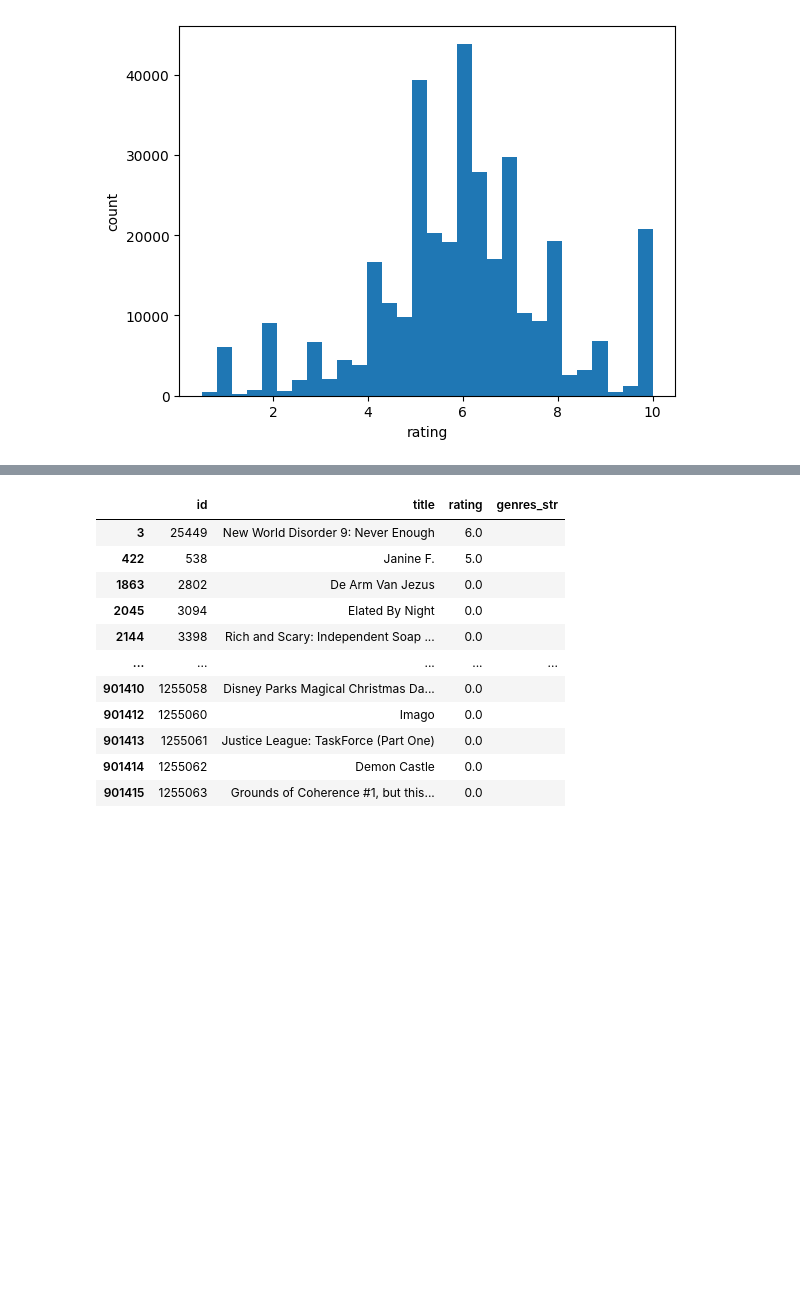
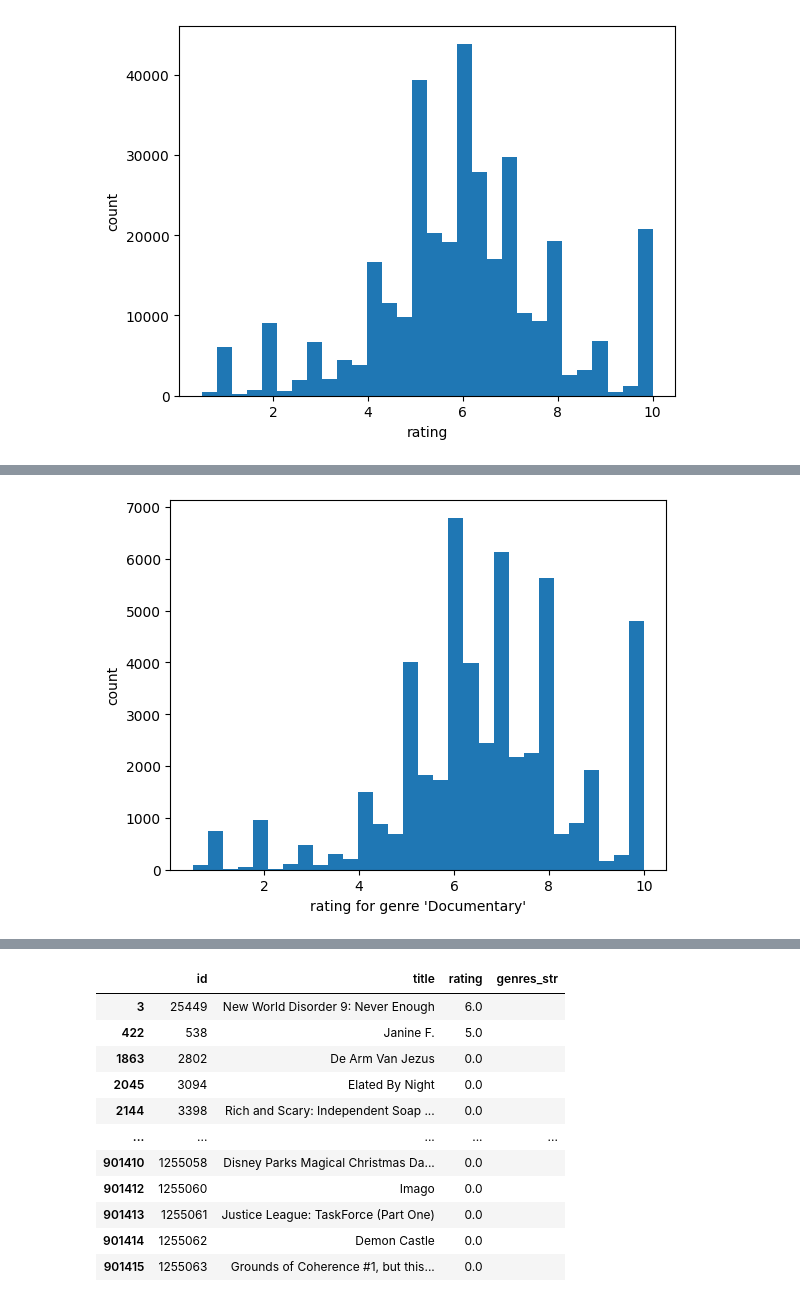
Before and after one commit to sariaslaso/movies_and_LLMs, a Jupyter notebook: predict_ratings/data_processing.ipynb, the cells around one changed output, grey strips where cells are left out. Drawn from its saved outputs; the diff is of its cells as text; code cells hidden in the pictures; blank space fills up the shorter version.

```diff
--- a/predict_ratings/data_processing.ipynb
+++ b/predict_ratings/data_processing.ipynb
@@ -165,0 +194,9 @@ movies_df[movies_df["genres"].map(lambda x: "Drama" in x)]
+# %%
+plt.hist(movies_df_documentary["rating"], bins = 30)
+
+plt.xlabel("rating for genre 'Documentary'")
+plt.ylabel("count")
+
+plt.show()
+# %% [output]
+[figure, added]
```
Also changed, not shown: parts of 17 cells of this notebook.
